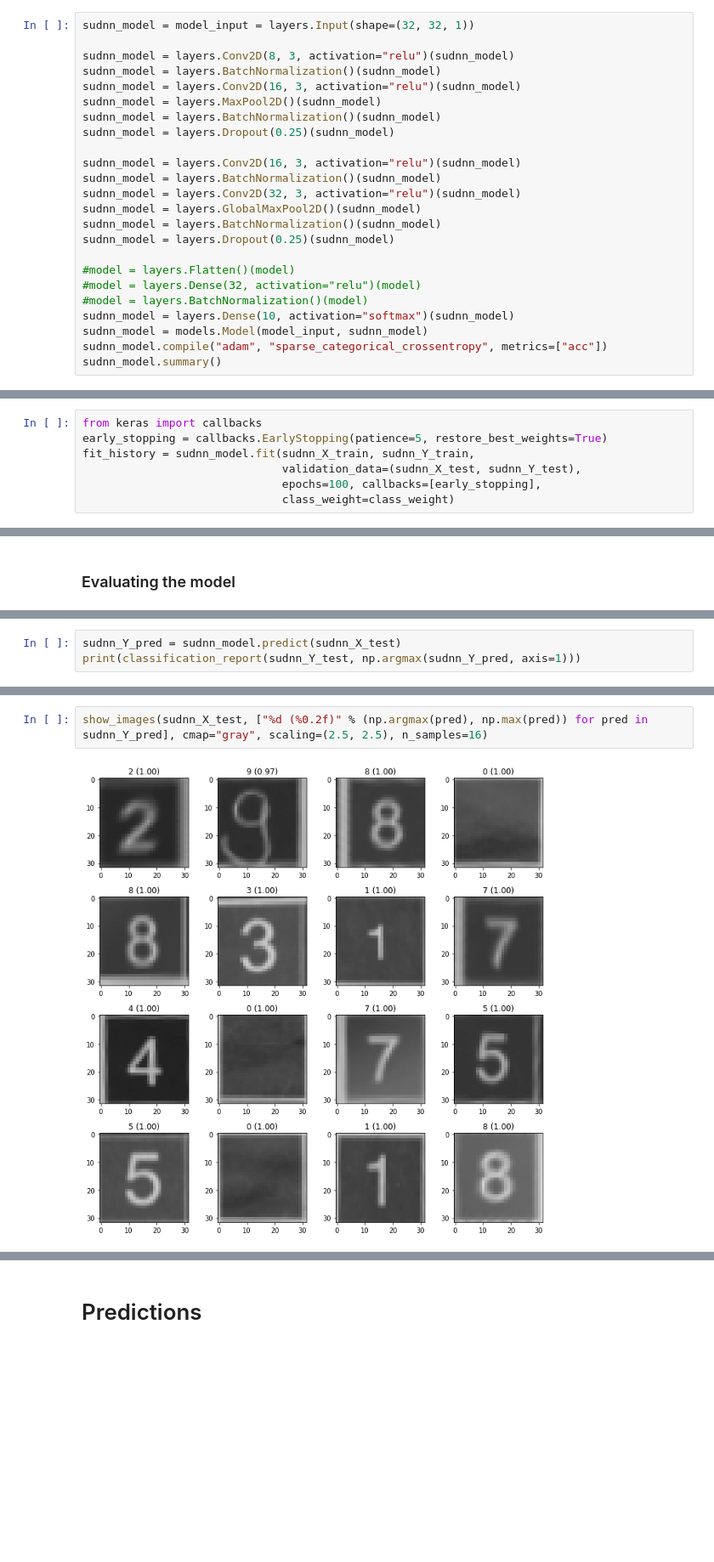
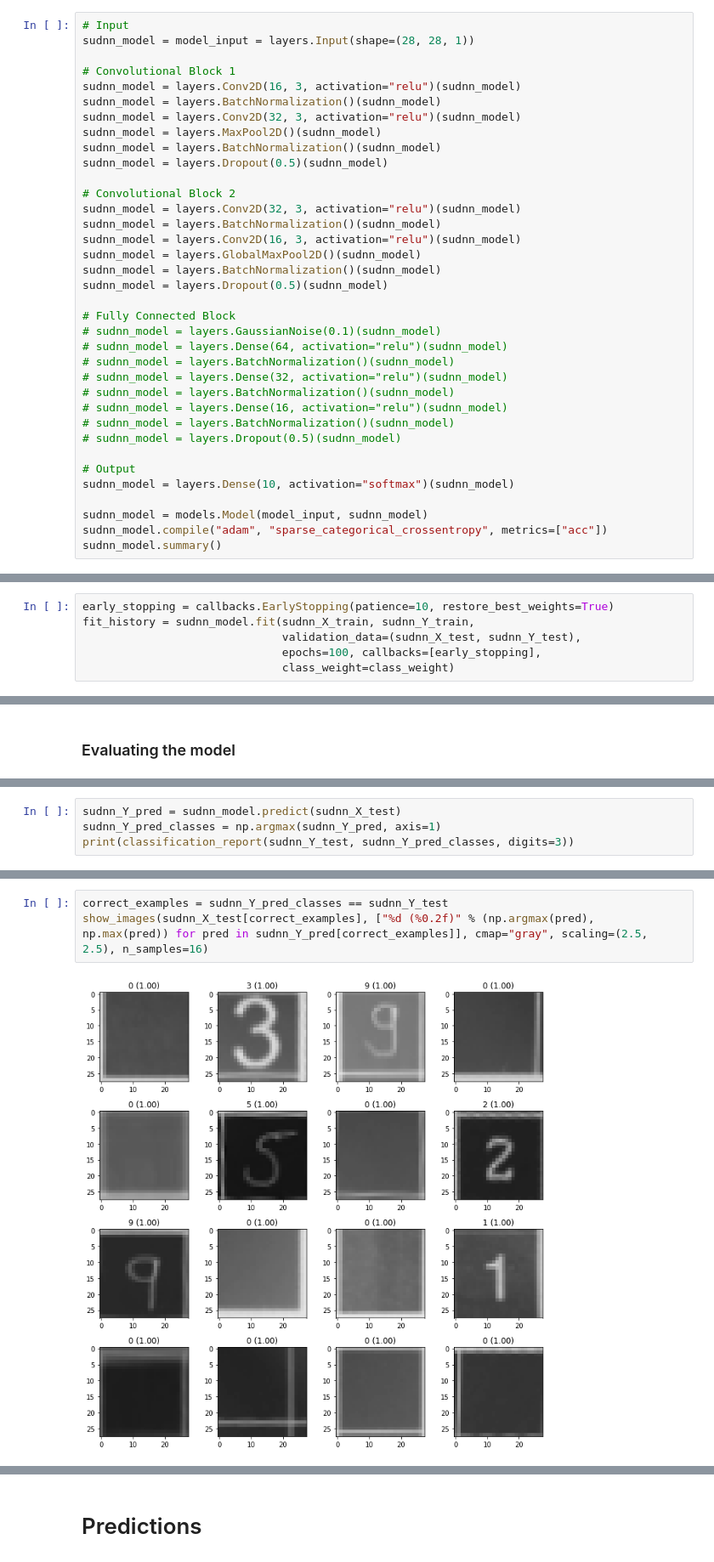
Before and after one commit to uol-mediaprocessing-201920/group-projects-sudoku-solver, a Jupyter notebook: main_recognition.ipynb, the cells around one changed output, grey strips where cells are left out. Shown at 85% size. Cells and saved outputs as stored; diff of their text form; blank space fills up the shorter version.

```diff
--- a/main_recognition.ipynb
+++ b/main_recognition.ipynb
@@ -542,24 +604,36 @@ show_images(sudnn_X_test, sudnn_Y_test, cmap="gray", scaling=(2.5, 2.5), n_sampl
 # %%
-sudnn_model = model_input = layers.Input(shape=(32, 32, 1))
+# Input
+sudnn_model = model_input = layers.Input(shape=(28, 28, 1))
 
-sudnn_model = layers.Conv2D(8, 3, activation="relu")(sudnn_model)
-sudnn_model = layers.BatchNormalization()(sudnn_model)
-sudnn_model = layers.Conv2D(16, 3, activation="relu")(sudnn_model)
-sudnn_model = layers.MaxPool2D()(sudnn_model)
-sudnn_model = layers.BatchNormalization()(sudnn_model)
-sudnn_model = layers.Dropout(0.25)(sudnn_model)
-
+# Convolutional Block 1
 sudnn_model = layers.Conv2D(16, 3, activation="relu")(sudnn_model)
 sudnn_model = layers.BatchNormalization()(sudnn_model)
 sudnn_model = layers.Conv2D(32, 3, activation="relu")(sudnn_model)
+sudnn_model = layers.MaxPool2D()(sudnn_model)
+sudnn_model = layers.BatchNormalization()(sudnn_model)
+sudnn_model = layers.Dropout(0.5)(sudnn_model)
+
+# Convolutional Block 2
+sudnn_model = layers.Conv2D(32, 3, activation="relu")(sudnn_model)
+sudnn_model = layers.BatchNormalization()(sudnn_model)
+sudnn_model = layers.Conv2D(16, 3, activation="relu")(sudnn_model)
 sudnn_model = layers.GlobalMaxPool2D()(sudnn_model)
 sudnn_model = layers.BatchNormalization()(sudnn_model)
-sudnn_model = layers.Dropout(0.25)(sudnn_model)
+sudnn_model = layers.Dropout(0.5)(sudnn_model)
 
-#model = layers.Flatten()(model)
-#model = layers.Dense(32, activation="relu")(model)
-#model = layers.BatchNormalization()(model)
+# Fully Connected Block
+# sudnn_model = layers.GaussianNoise(0.1)(sudnn_model)
+# sudnn_model = layers.Dense(64, activation="relu")(sudnn_model)
+# sudnn_model = layers.BatchNormalization()(sudnn_model)
+# sudnn_model = layers.Dense(32, activation="relu")(sudnn_model)
+# sudnn_model = layers.BatchNormalization()(sudnn_model)
+# sudnn_model = layers.Dense(16, activation="relu")(sudnn_model)
+# sudnn_model = layers.BatchNormalization()(sudnn_model)
+# sudnn_model = layers.Dropout(0.5)(sudnn_model)
+
+# Output
 sudnn_model = layers.Dense(10, activation="softmax")(sudnn_model)
+
 sudnn_model = models.Model(model_input, sudnn_model)
 sudnn_model.compile("adam", "sparse_categorical_crossentropy", metrics=["acc"])
 sudnn_model.summary()
@@ -593,6 +674,5 @@ array([0.19441135, 1.76142857, 1.86504202, 1.81620295, 1.98515206,
 # %%
-from keras import callbacks
-early_stopping = callbacks.EarlyStopping(patience=5, restore_best_weights=True)
+early_stopping = callbacks.EarlyStopping(patience=10, restore_best_weights=True)
 fit_history = sudnn_model.fit(sudnn_X_train, sudnn_Y_train,
                               validation_data=(sudnn_X_test, sudnn_Y_test),
                               epochs=100, callbacks=[early_stopping],
@@ -646,6 +729,7 @@ sudnn_model.evaluate(sudnn_X_test, sudnn_Y_test)
 # %%
 sudnn_Y_pred = sudnn_model.predict(sudnn_X_test)
-print(classification_report(sudnn_Y_test, np.argmax(sudnn_Y_pred, axis=1)))
+sudnn_Y_pred_classes = np.argmax(sudnn_Y_pred, axis=1)
+print(classification_report(sudnn_Y_test, sudnn_Y_pred_classes, digits=3))
 # %% [output]
               precision    recall  f1-score   support
 
@@ -666,4 +752,5 @@ weighted avg       0.98      0.98      0.98      2025
 # %%
-show_images(sudnn_X_test, ["%d (%0.2f)" % (np.argmax(pred), np.max(pred)) for pred in sudnn_Y_pred], cmap="gray", scaling=(2.5, 2.5), n_samples=16)
+correct_examples = sudnn_Y_pred_classes == sudnn_Y_test
+show_images(sudnn_X_test[correct_examples], ["%d (%0.2f)" % (np.argmax(pred), np.max(pred)) for pred in sudnn_Y_pred[correct_examples]], cmap="gray", scaling=(2.5, 2.5), n_samples=16)
 # %% [output]
-[figure, old version]
+[figure, new version]
```
Also changed, not shown: parts of 145 cells of this notebook.
